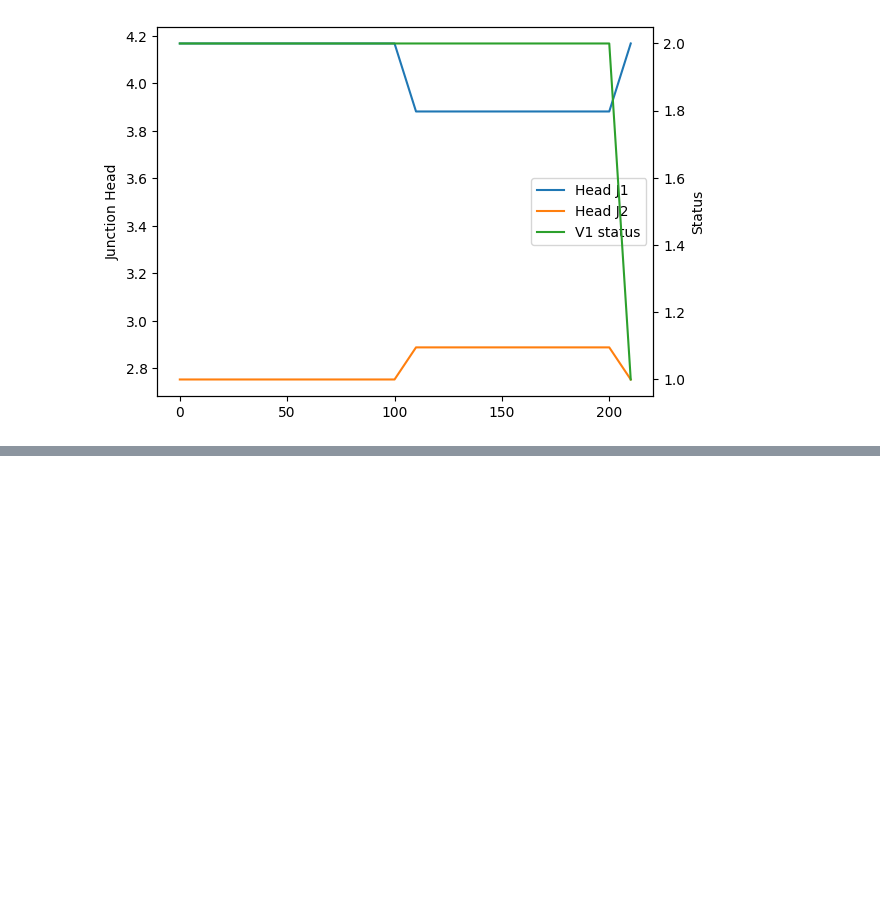
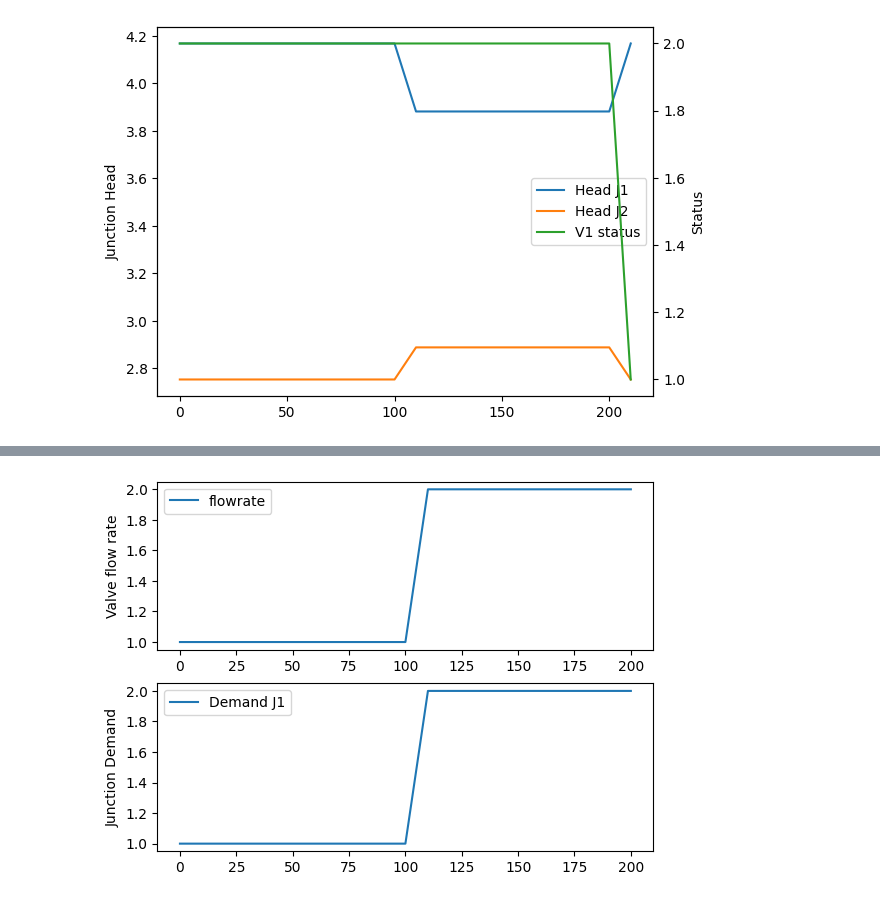
Before and after one commit to nginfra/movici-simulation-core, a Jupyter notebook: research/wntr_research.ipynb, the cells around one changed output, grey strips where cells are left out. Saved outputs shown, nothing was run; the diff lists cells and outputs as text; code cells hidden in the pictures; blank space fills up the shorter version.

```diff
--- a/research/wntr_research.ipynb
+++ b/research/wntr_research.ipynb
@@ -992,0 +1045,47 @@ ax.right_ax.set_ylabel("Status");  # semicolon to suppress output
+# %%
+"""
+A model showcasing that we can update demand
+R1 -> P1 -> J1
+"""
+import numpy as np
+import pandas as pd
+
+wn = wntr.network.WaterNetworkModel()
+
+wn.add_reservoir("R1", base_head=10, coordinates=(0.0, 0.0))
+wn.add_junction("J1", elevation=0, base_demand=1)
+wn.add_pipe(
+    "P1",
+    start_node_name="R1",
+    end_node_name="J1",
+)
+
+junction = wn.get_node("J1")
+
+wn.options.time.duration = 100
+wn.options.time.hydraulic_timestep = 10
+wn.options.time.report_timestep = 10
+
+# first part of the simulation
+sim = wntr.sim.WNTRSimulator(wn)
+results = sim.run_sim()
+assert results.error_code is None
+flowrate = results.link["flowrate"]
+demand = results.node["demand"]
+
+# interrupt the sim and and update the setting
+junction.demand_timeseries_list[0].base_value = 2
+wn.options.time.duration = 200
+results = sim.run_sim()
+assert results.error_code is None
+flowrate = pd.concat([flowrate, results.link["flowrate"]])
+demand = pd.concat([demand, results.node["demand"]])
+
+fig, axes = plt.subplots(2)
+flowrate.plot(y=["P1"], ax=axes[0], label=["flowrate"], use_index=True)
+axes[0].set_ylabel("Valve flow rate")
+
+demand.plot(y=["J1"], ax=axes[1], label=["Demand J1"])
+axes[1].set_ylabel("Junction Demand");
+# %% [output]
+[figure, added]
```
Also changed, not shown: parts of 1 cell of this notebook, 4 other files.
